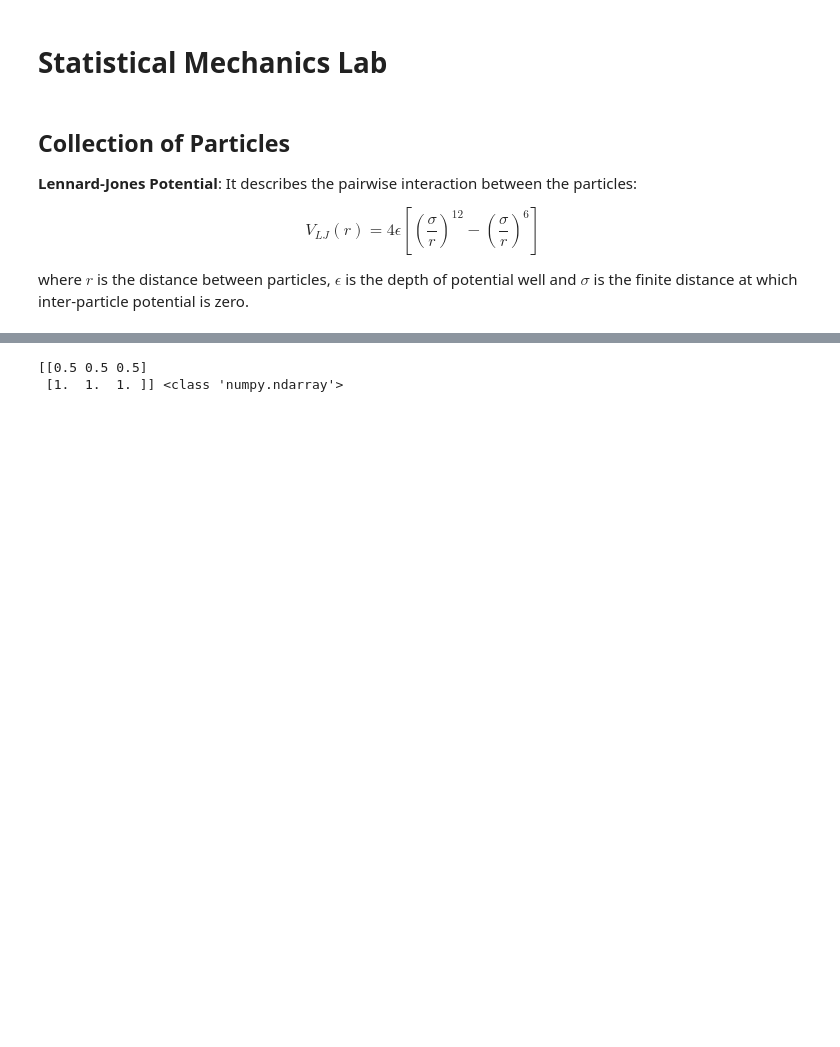
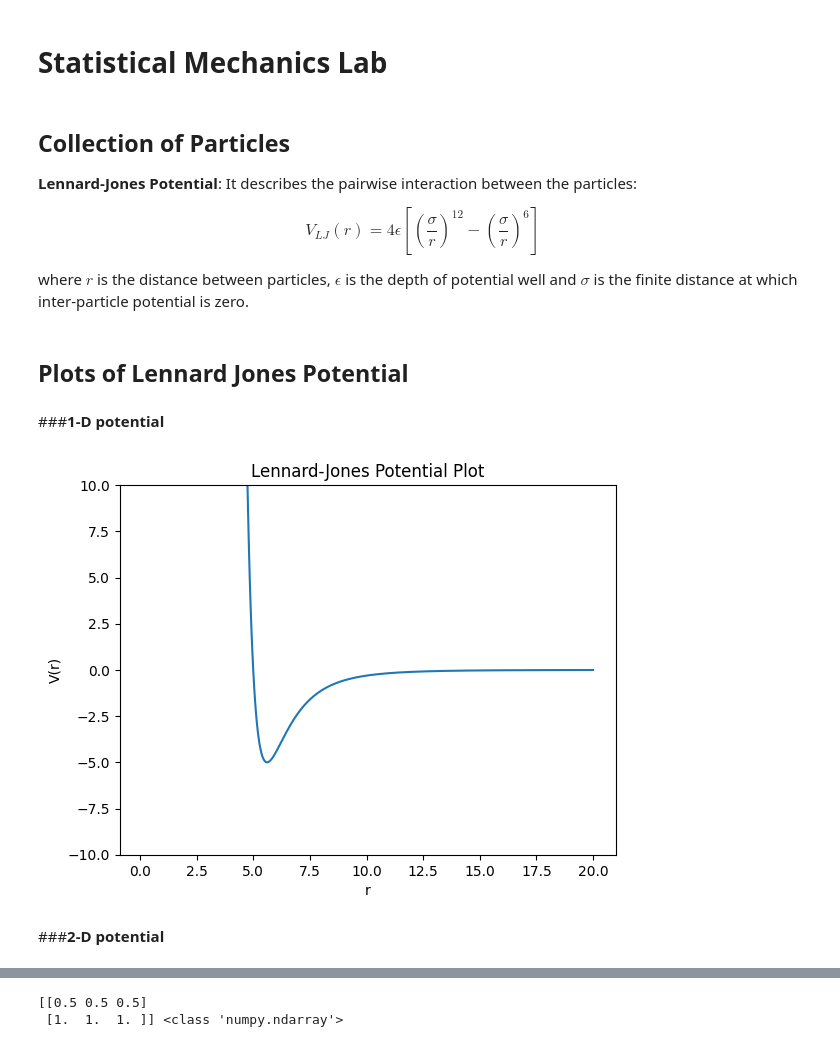
Before and after one commit to navgaur/Statistical-Mech-LOCF, a Jupyter notebook: Particles_1.ipynb, the cells around one changed output, grey strips where cells are left out. Cells and saved outputs as stored; diff of their text form; code cells hidden in the pictures; blank space fills up the shorter version.

```diff
--- a/Particles_1.ipynb
+++ b/Particles_1.ipynb
@@ -10,9 +10,39 @@
 $$V_{LJ} (r) = 4 \epsilon \left[ \left(\frac{\sigma}{r}\right)^{12} - \left(\frac{\sigma}{r}\right)^6 \right] $$
 
 where $r$ is the distance between particles, $\epsilon$ is the depth of potential well and $\sigma$ is the finite distance at which inter-particle potential is zero.
-# %%
-import numpy as np
-import matplotlib.pyplot as plt
-
-def lennard_jones_potential(eps,r,sigma):
-  return 4*eps*((sigma/r)**12 - (sigma/r)**6)
+# %% [markdown]
+## **Plots of Lennard Jones Potential**
+# %% [markdown]
+###**1-D potential**
+# %%
+import numpy as np
+import matplotlib.pyplot as plt
+
+def lennard_jones_potential(r, epsilon, sigma):
+    """
+    Lennard-Jones potential function.
+    """
+    return 4*epsilon * ((sigma / r)**12 - (sigma / r)**6)
+
+# Generate 2D grid for distance values
+x = np.linspace(0.1, 20, 500)  # Adjust the range and number of points as needed
+
+# Set Lennard-Jones parameters
+epsilon = 5.0
+sigma = 5.0
+
+# Calculate potential values for each point in the grid
+potential = lennard_jones_potential(x, epsilon, sigma)
+
+# Create a contour plot
+plt.plot(x,potential)
+plt.xlabel('r')
+plt.ylabel('V(r)')
+#plt.xlim(0,3)
+plt.ylim(-10,10)
+plt.title('Lennard-Jones Potential Plot')
+plt.show()
+# %% [output]
+[figure, added]
+# %% [markdown]
+###**2-D potential**
```
Also changed, not shown: parts of 3 cells of this notebook.
